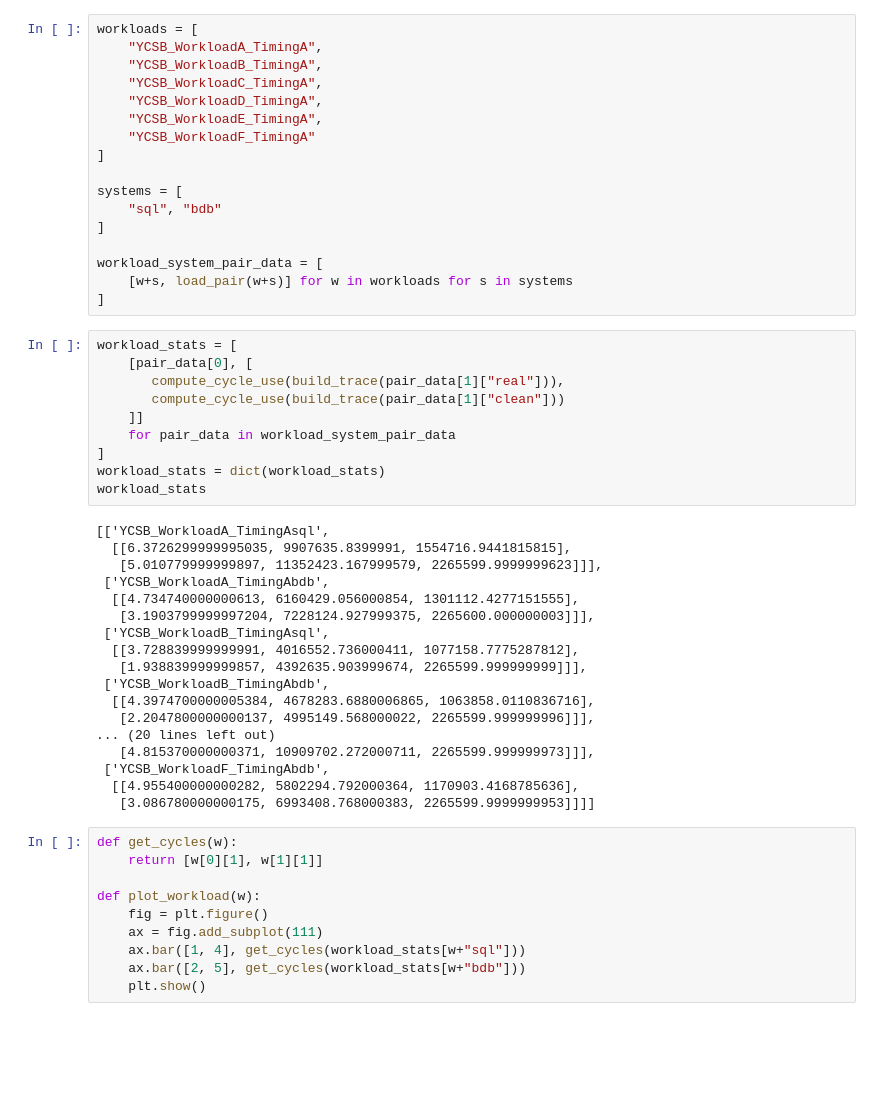
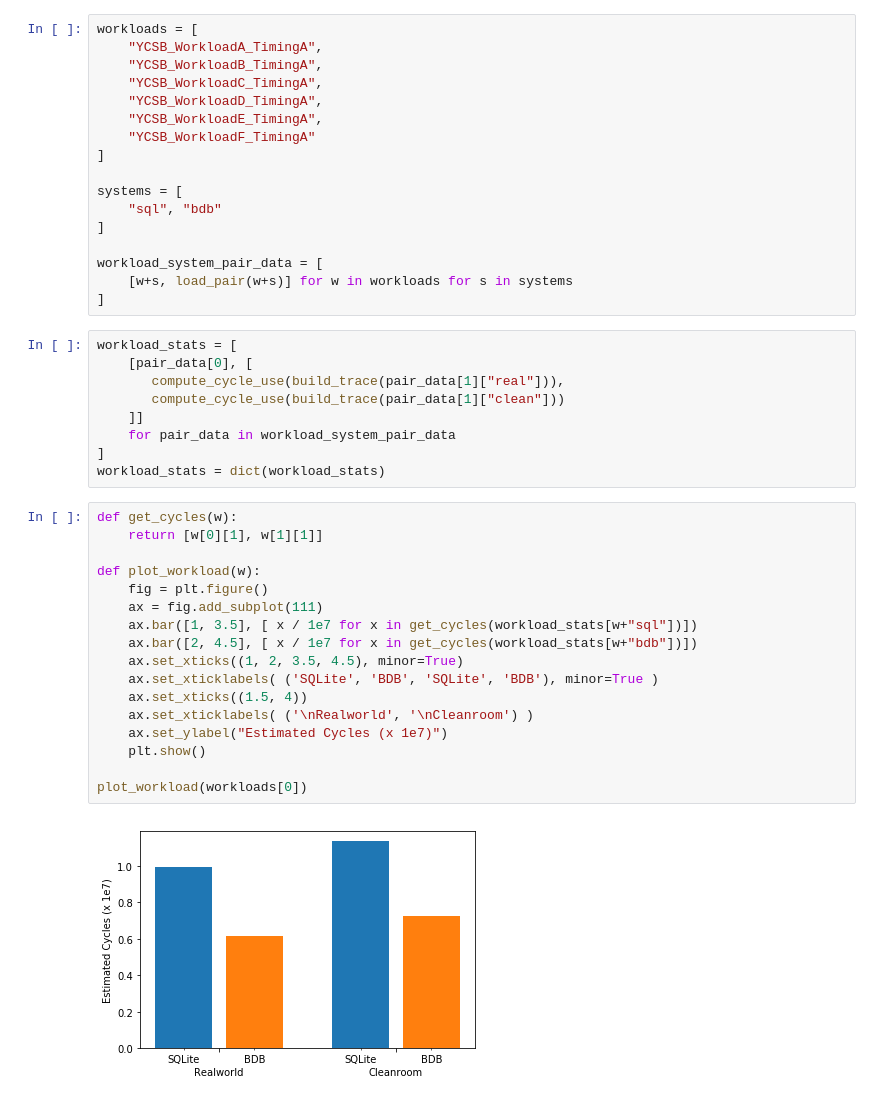
Before and after one commit to UBOdin/PocketBench, a Jupyter notebook: EstimateCycles.ipynb, the cells around one changed output. Drawn from its saved outputs; the diff is of its cells as text; blank space fills up the shorter version.

```diff
--- a/EstimateCycles.ipynb
+++ b/EstimateCycles.ipynb
@@ -217,32 +199,22 @@ workload_stats = [
     for pair_data in workload_system_pair_data
 ]
 workload_stats = dict(workload_stats)
-workload_stats
-# %% [output]
-[['YCSB_WorkloadA_TimingAsql',
-  [[6.3726299999995035, 9907635.8399991, 1554716.9441815815],
-   [5.010779999999897, 11352423.167999579, 2265599.9999999623]]],
- ['YCSB_WorkloadA_TimingAbdb',
-  [[4.734740000000613, 6160429.056000854, 1301112.4277151555],
-   [3.1903799999997204, 7228124.927999375, 2265600.000000003]]],
- ['YCSB_WorkloadB_TimingAsql',
-  [[3.728839999999991, 4016552.736000411, 1077158.7775287812],
-   [1.938839999999857, 4392635.903999674, 2265599.999999999]]],
- ['YCSB_WorkloadB_TimingAbdb',
-  [[4.3974700000005384, 4678283.6880006865, 1063858.0110836716],
-   [2.2047800000000137, 4995149.568000022, 2265599.999999996]]],
-... (20 lines left out)
-   [4.815370000000371, 10909702.272000711, 2265599.999999973]]],
- ['YCSB_WorkloadF_TimingAbdb',
-  [[4.955400000000282, 5802294.792000364, 1170903.4168785636],
-   [3.086780000000175, 6993408.768000383, 2265599.9999999953]]]]
 # %%
 def get_cycles(w):
     return [w[0][1], w[1][1]]
 
 def plot_workload(w):
     fig = plt.figure()
     ax = fig.add_subplot(111)
-    ax.bar([1, 4], get_cycles(workload_stats[w+"sql"]))
-    ax.bar([2, 5], get_cycles(workload_stats[w+"bdb"]))
+    ax.bar([1, 3.5], [ x / 1e7 for x in get_cycles(workload_stats[w+"sql"])])
+    ax.bar([2, 4.5], [ x / 1e7 for x in get_cycles(workload_stats[w+"bdb"])])
+    ax.set_xticks((1, 2, 3.5, 4.5), minor=True)
+    ax.set_xticklabels( ('SQLite', 'BDB', 'SQLite', 'BDB'), minor=True )
+    ax.set_xticks((1.5, 4))
+    ax.set_xticklabels( ('\nRealworld', '\nCleanroom') )
+    ax.set_ylabel("Estimated Cycles (x 1e7)")
     plt.show()
+
+plot_workload(workloads[0])
+# %% [output]
+[figure, added]
```
Also changed, not shown: parts of 6 cells of this notebook.
